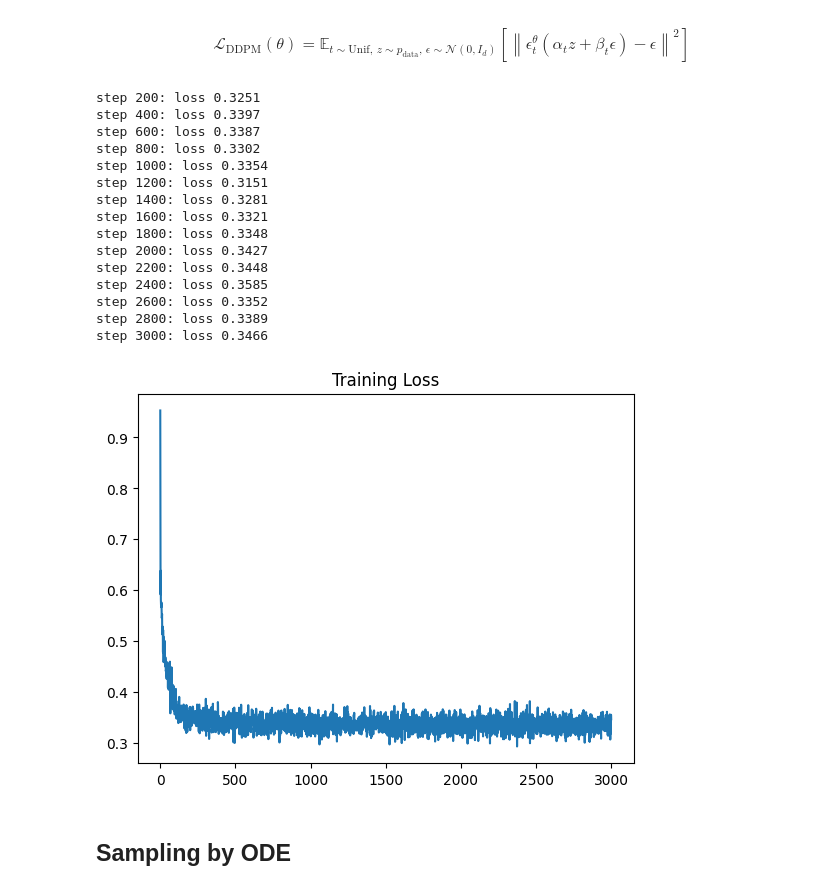
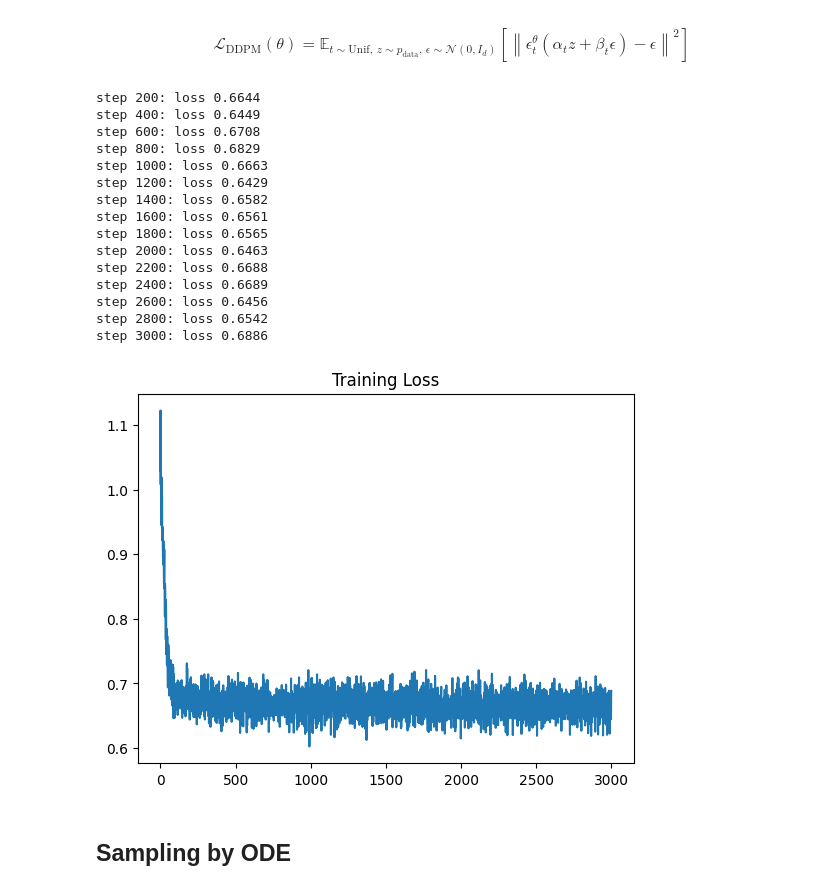
Before and after one commit to F-Fer/understanding_flow_matching, a Jupyter notebook: notebooks/diffusion_moons.ipynb, the cells around one changed output. Saved outputs shown, nothing was run; the diff lists cells and outputs as text; code cells hidden in the pictures.

Commit message:
add linear variance scheduling

```diff
--- a/notebooks/diffusion_moons.ipynb
+++ b/notebooks/diffusion_moons.ipynb
@@ -132,58 +132,76 @@ $$\mathcal{L}_{\mathrm{DDPM}}(\theta)
 = \mathbb{E}_{t \sim \mathrm{Unif},\, z \sim p_{\mathrm{data}},\, \epsilon \sim \mathcal{N}(0, I_d)}
 \left[ \left\| \epsilon_t^{\theta}(\alpha_t z + \beta_t \epsilon) - \epsilon \right\|^2 \right]$$
 # %%
+T = 10 # number of diffusion steps
+beta_start, beta_end = 1e-4, 2e-2
+
+def make_linear_beta_schedule(T, beta_start, beta_end, device):
+    betas = torch.linspace(beta_start, beta_end, T, device=device)           # (T,)
+    alphas = 1.0 - betas                                                      # (T,)
+    abar = torch.cumprod(alphas, dim=0)                                     # (T,)  \bar{alpha}_t
+    return betas, alphas, abar
+
+betas, alphas, alpha_bar = make_linear_beta_schedule(T, beta_start, beta_end, device)
+
+
 def batch(n: int = 2048) -> tuple[torch.Tensor, torch.Tensor, torch.Tensor, torch.Tensor]:
     """
     Denoising diffusion training batch.
     returns:
         xt: (n, 2) tensor of noisy data
         t: (n,) tensor of time steps
         target_noise: (n, 2) tensor of target noise
         y0: (n,) tensor of labels
     """
     idx = torch.randint(0, data.shape[0], (n,), device=device)
     x0 = data[idx] # Sample n points from data
     y0 = labels[idx]
     gaussian_noise = torch.randn(n, 2, device=device)
-    t  = torch.rand(n, device=device) # random time steps t in [0,1]
-    xt = (1 - t).unsqueeze(-1)*x0 + t.unsqueeze(-1)*gaussian_noise #
-    return xt, t, gaussian_noise, y0
+    k = torch.randint(0, T, (n,), device=device) # discrete step indices
+    abar_k = alpha_bar[k] # (n,)
+    sqrt_abar   = torch.sqrt(abar_k).unsqueeze(1) # (n,1)
+    sqrt_one_ma = torch.sqrt(1.0 - abar_k).unsqueeze(1) # (n,1)
+
+    xt = sqrt_abar * x0 + sqrt_one_ma * gaussian_noise
+    t  = (k.float() + 1) / T # normalize to (0,1]; use k/T if you prefer [0,1)
+
+    return xt, t, gaussian_noise, y0  # target is ε
 
 model.train()
 losses = []
 steps = 3_000
 for step in range(1, steps+1):
     xt, t, target_v, y0 = batch()
     pred_v = model(xt, t, y0)
     loss = F.mse_loss(pred_v, target_v)
     opt.zero_grad(set_to_none=True)
     loss.backward()
     opt.step()
     losses.append(loss.item())
     if step % 200 == 0:
         print(f"step {step}: loss {loss.item():.4f}")
 
 plt.figure()
 plt.plot(losses)
 plt.title("Training Loss")
 plt.show()
 # %% [output]
-step 200: loss 0.3251
-step 400: loss 0.3397
-step 600: loss 0.3387
-step 800: loss 0.3302
-step 1000: loss 0.3354
-step 1200: loss 0.3151
-step 1400: loss 0.3281
-step 1600: loss 0.3321
-step 1800: loss 0.3348
-step 2000: loss 0.3427
-step 2200: loss 0.3448
-step 2400: loss 0.3585
-step 2600: loss 0.3352
-step 2800: loss 0.3389
-step 3000: loss 0.3466
+step 200: loss 0.6644
+step 400: loss 0.6449
+step 600: loss 0.6708
+step 800: loss 0.6829
+step 1000: loss 0.6663
+step 1200: loss 0.6429
+step 1400: loss 0.6582
+step 1600: loss 0.6561
+step 1800: loss 0.6565
+step 2000: loss 0.6463
+step 2200: loss 0.6688
+step 2400: loss 0.6689
+step 2600: loss 0.6456
+step 2800: loss 0.6542
+step 3000: loss 0.6886
-[figure, old version]
+[figure, new version]
 # %% [markdown]
 ## Sampling by ODE
 # %%
```
Also changed, not shown: parts of 2 cells of this notebook.
